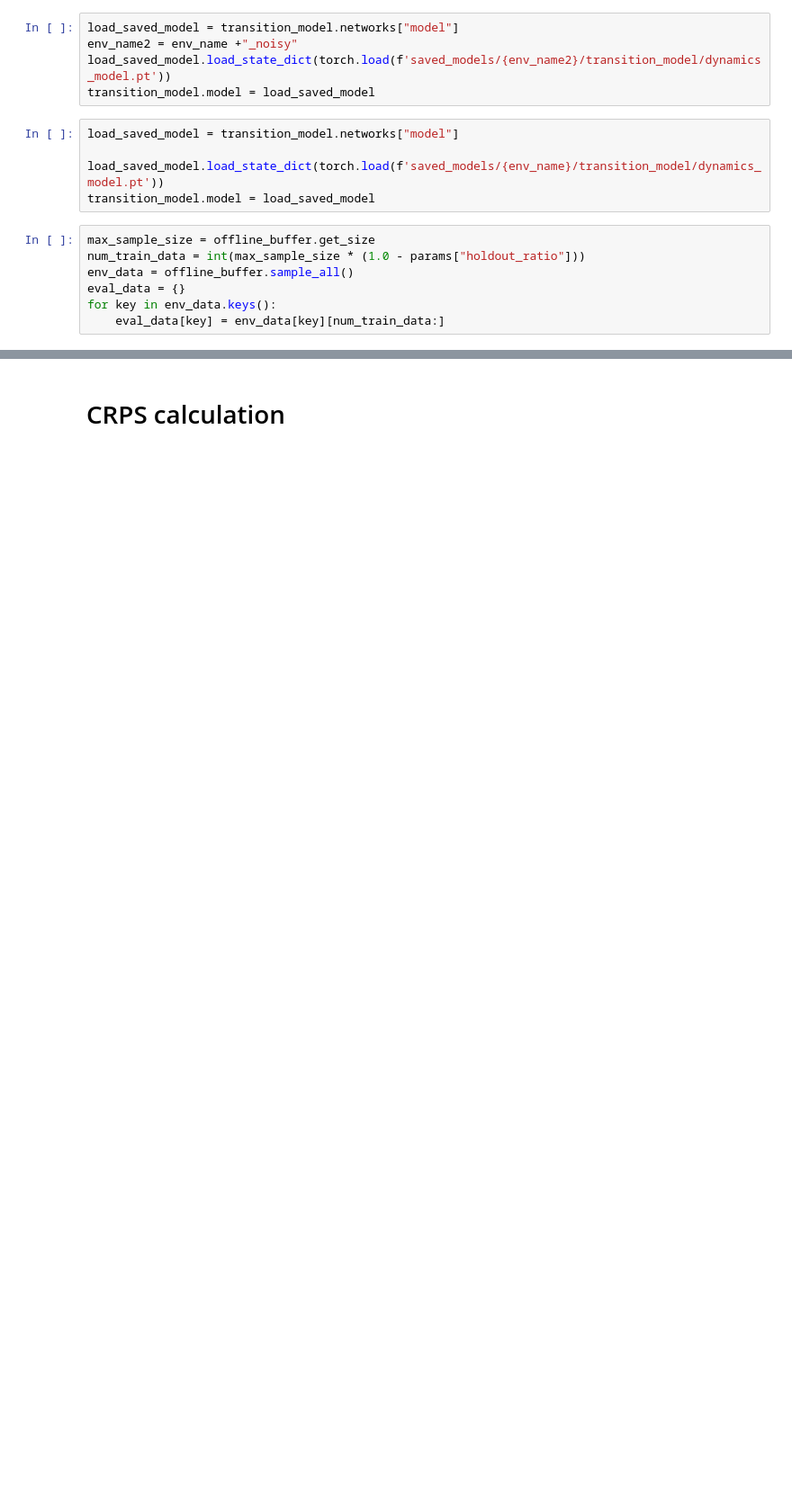
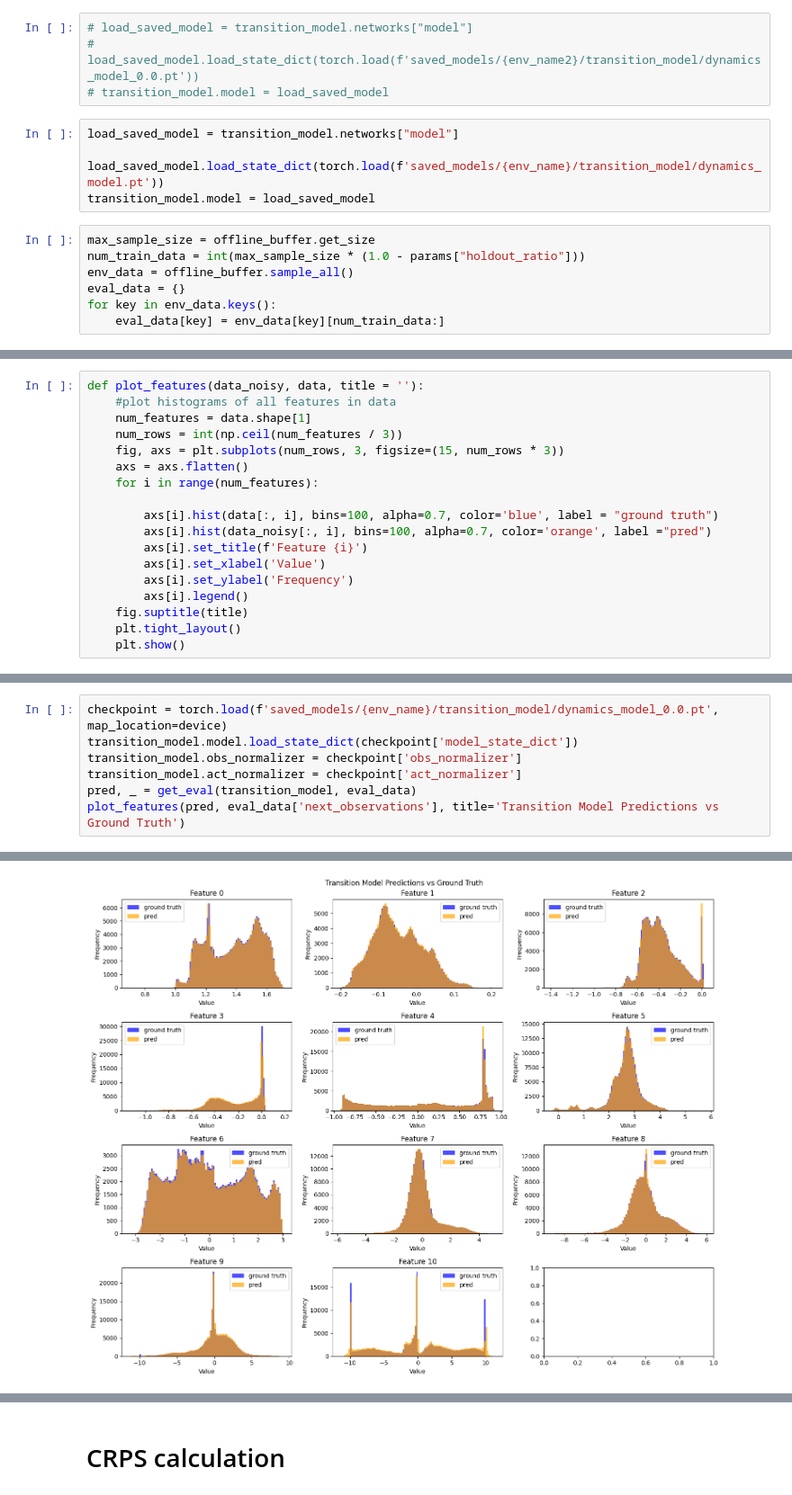
Before and after one commit to aysintumay/mbpo_uq, a Jupyter notebook: compare_models.ipynb, the cells around one changed output, grey strips where cells are left out. Shown at 90% size. Saved outputs shown, nothing was run; the diff lists cells and outputs as text; blank space fills up the shorter version.

```diff
--- a/compare_models.ipynb
+++ b/compare_models.ipynb
@@ -231,10 +137,9 @@ loss/model_eval_mse_loss 11.058241 21854
 # %%
 # torch.save(dynamics_model.networks["model"].state_dict(), f'saved_models/{env_name}/dynamics_model.pt')
 # %%
-load_saved_model = transition_model.networks["model"]
-env_name2 = env_name +"_noisy"
-load_saved_model.load_state_dict(torch.load(f'saved_models/{env_name2}/transition_model/dynamics_model.pt'))
-transition_model.model = load_saved_model
+# load_saved_model = transition_model.networks["model"]
+# load_saved_model.load_state_dict(torch.load(f'saved_models/{env_name2}/transition_model/dynamics_model_0.0.pt'))
+# transition_model.model = load_saved_model
 # %%
 load_saved_model = transition_model.networks["model"]
 
@@ -288,0 +155,18 @@ Eval MSE: 15811.59765625
+# %%
+def plot_features(data_noisy, data, title = ''):
+    #plot histograms of all features in data
+    num_features = data.shape[1]
+    num_rows = int(np.ceil(num_features / 3))
+    fig, axs = plt.subplots(num_rows, 3, figsize=(15, num_rows * 3))
+    axs = axs.flatten()
+    for i in range(num_features):
+
+        axs[i].hist(data[:, i], bins=100, alpha=0.7, color='blue', label = "ground truth")
+        axs[i].hist(data_noisy[:, i], bins=100, alpha=0.7, color='orange', label ="pred")
+        axs[i].set_title(f'Feature {i}')
+        axs[i].set_xlabel('Value')
+        axs[i].set_ylabel('Frequency')
+        axs[i].legend()
+    fig.suptitle(title)
+    plt.tight_layout()
+    plt.show()
@@ -288,0 +254,8 @@ Eval MSE: 15811.59765625
+# %%
+checkpoint = torch.load(f'saved_models/{env_name}/transition_model/dynamics_model_0.0.pt', map_location=device)
+transition_model.model.load_state_dict(checkpoint['model_state_dict'])
+transition_model.obs_normalizer = checkpoint['obs_normalizer']
+transition_model.act_normalizer = checkpoint['act_normalizer']
+pred, _ = get_eval(transition_model, eval_data)
+plot_features(pred, eval_data['next_observations'], title='Transition Model Predictions vs Ground Truth')
+# %% [output]
@@ -288,0 +265 @@ Eval MSE: 15811.59765625
+[figure, added]
```
Also changed, not shown: parts of 30 cells of this notebook, 46 other files.
